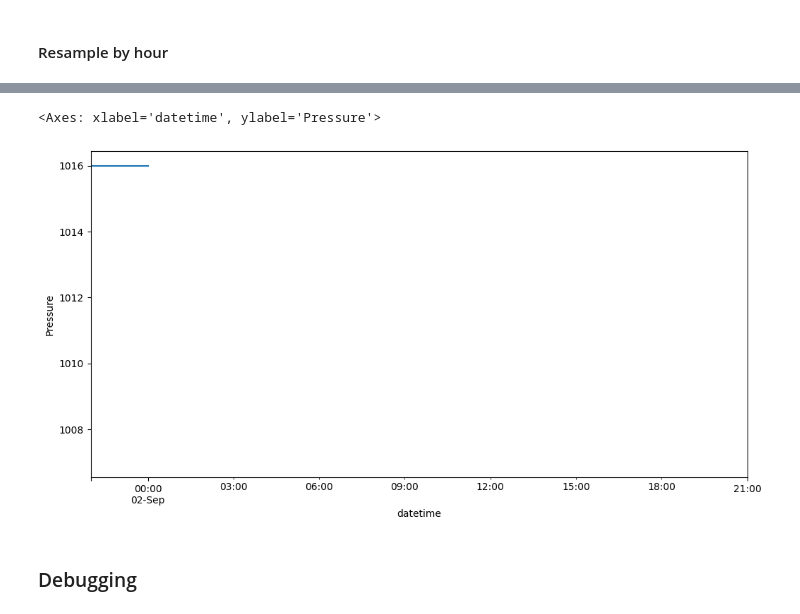
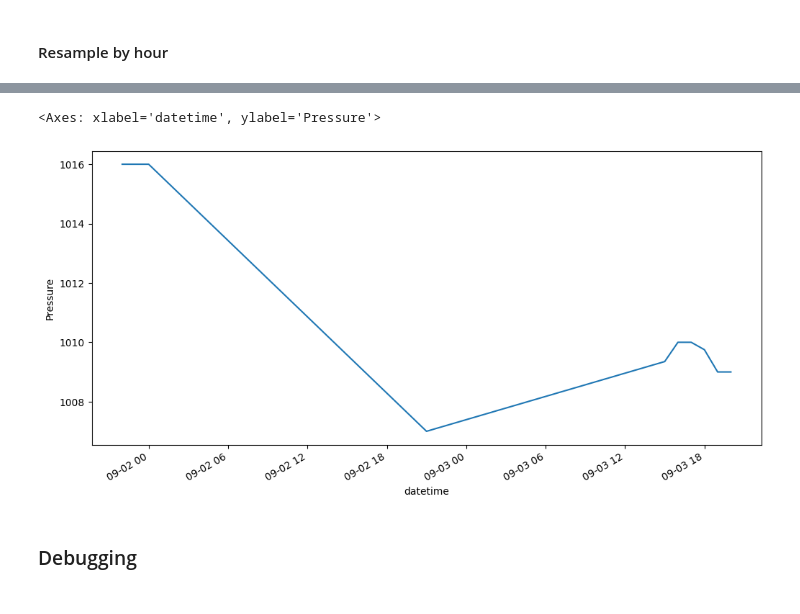
Before and after one commit to mauroc/sqrpi, a Jupyter notebook: dashboard.ipynb, the cells around one changed output, grey strips where cells are left out. Cells and saved outputs as stored; diff of their text form; code cells hidden in the pictures.

```diff
--- a/dashboard.ipynb
+++ b/dashboard.ipynb
@@ -101,9 +82,9 @@ hourly_logs['humidity'].plot(figsize=[12,6])
-# %%
-pl.ylabel('Pressure')
-hourly_logs['pressure'].plot(figsize=[12,6])
-# %% [output]
-<Axes: xlabel='datetime', ylabel='Pressure'>
-[figure, removed]
+# %%
+pl.ylabel('Pressure')
+hourly_logs['pressure'].dropna().plot(figsize=[12,6])
+# %% [output]
+<Axes: xlabel='datetime', ylabel='Pressure'>
+[figure, added]
 # %% [markdown]
 ### Debugging ###
 # %%
```
Also changed, not shown: parts of 22 cells of this notebook, 3 other files.
